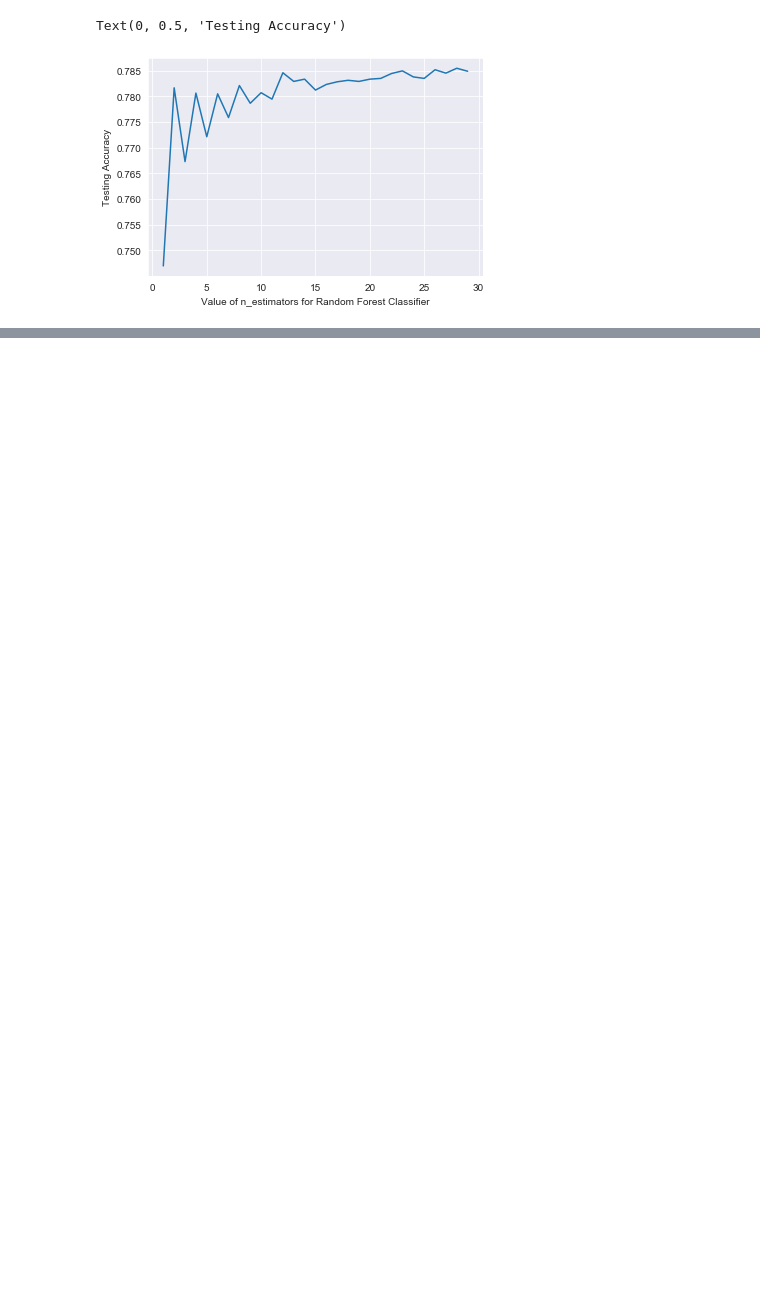
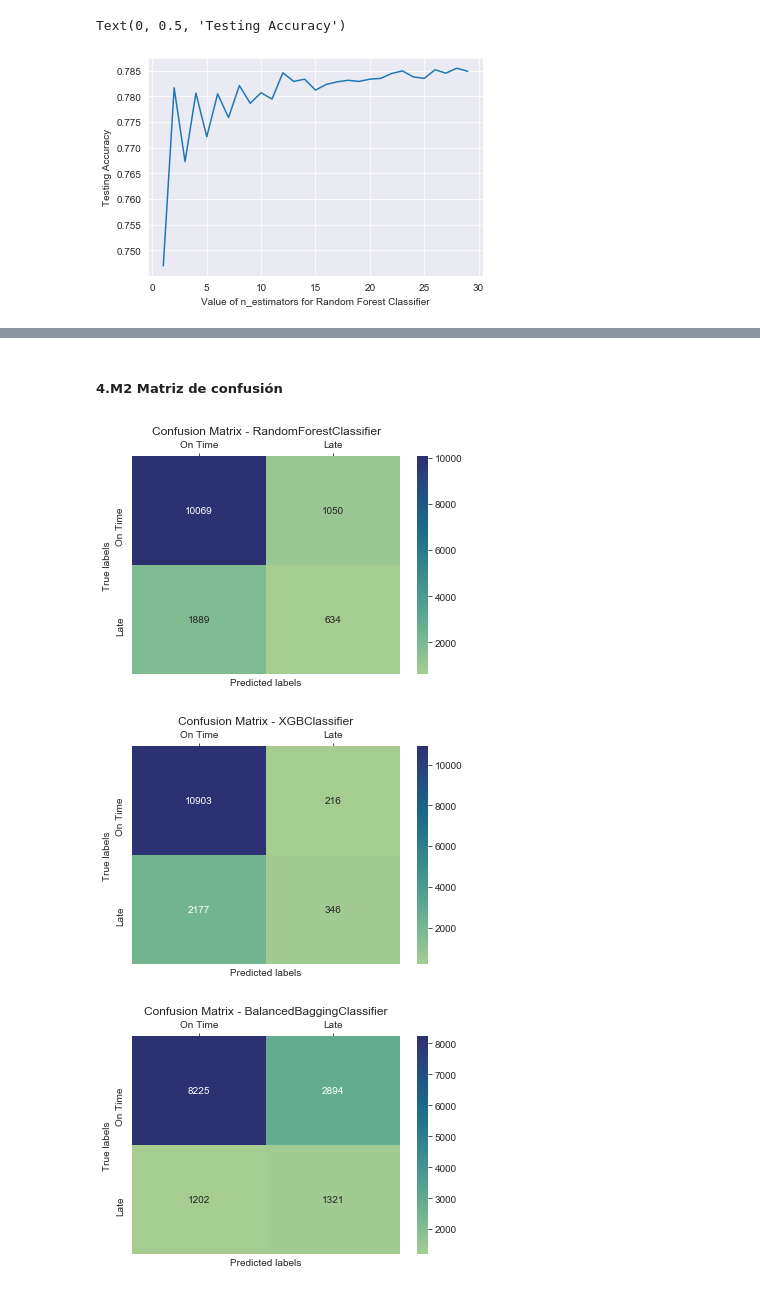
Before and after one commit to JaviviFMB/challenge-datascientist, a Jupyter notebook: solution.ipynb, the cells around one changed output, grey strips where cells are left out. Saved outputs shown, nothing was run; the diff lists cells and outputs as text; code cells hidden in the pictures; blank space fills up the shorter version.

```diff
--- a/solution.ipynb
+++ b/solution.ipynb
@@ -671,0 +322,10 @@ modelo de predicción de probabilidad de atraso de los vuelos.
+# %%
+# Utilizamos la librería de Random Forest de scikit-learn Random Forest Classifier
+# En base al gráfico de accuracy anterior el número de estimadores elegido es de 12.
+rf_model = RandomForestClassifier(n_estimators=12,
+                                  max_features='auto',
+                                  random_state=0)
+rf_model.fit(X_train,y_train)
+
+rf_pred = rf_model.predict(X_test)
+rf_probability = rf_model.predict_proba(X_test)
@@ -671,0 +334,5 @@ modelo de predicción de probabilidad de atraso de los vuelos.
+# %%
+xgb_model = xgb.XGBClassifier()
+xgb_model.fit(X_train, y_train)
+xgb_pred = xgb_model.predict(X_test)
+xgb_probability = xgb_model.predict_proba(X_test)
@@ -671,0 +341,8 @@ modelo de predicción de probabilidad de atraso de los vuelos.
+# %%
+bbc_model = BalancedBaggingClassifier(base_estimator=DecisionTreeClassifier(),
+                                sampling_strategy='auto',
+                                replacement=False,
+                                random_state=0)
+bbc_model.fit(X_train, y_train)
+bbc_pred = bbc_model.predict(X_test)
+bbc_probability = bbc_model.predict_proba(X_test)
@@ -671,0 +370,24 @@ modelo de predicción de probabilidad de atraso de los vuelos.
+# %% [markdown]
+##### 4.M2 Matriz de confusión
+# %%
+#Creamos la función que nos servirá para evaluar todos los modelos
+def conf_matrix(real, pred, model):
+    cm = confusion_matrix(real, pred)
+
+    ax= plt.subplot()
+    sns.heatmap(cm, annot=True, fmt='g', cmap="crest",ax=ax) #annot=True to annotate cells, ftm='g' to disable scientific notation
+
+    ax.xaxis.tick_top()
+    ax.set_xlabel('Predicted labels')
+    ax.set_ylabel('True labels')
+    ax.set_title('Confusion Matrix - {}'.format(type(model).__name__))
+    ax.xaxis.set_ticklabels(['On Time', 'Late']); ax.yaxis.set_ticklabels(['On Time', 'Late'])
+    plt.show()
+# %%
+conf_matrix(y_test, rf_pred, rf_model) # Random Forest
+conf_matrix(y_test, xgb_pred, xgb_model) # XGBoost
+conf_matrix(y_test, bbc_pred, bbc_model) # Ensemble Balance
+# %% [output]
+[figure, added]
+[figure, added]
+[figure, added]
```
Also changed, not shown: parts of 64 cells of this notebook, 1 other file.
